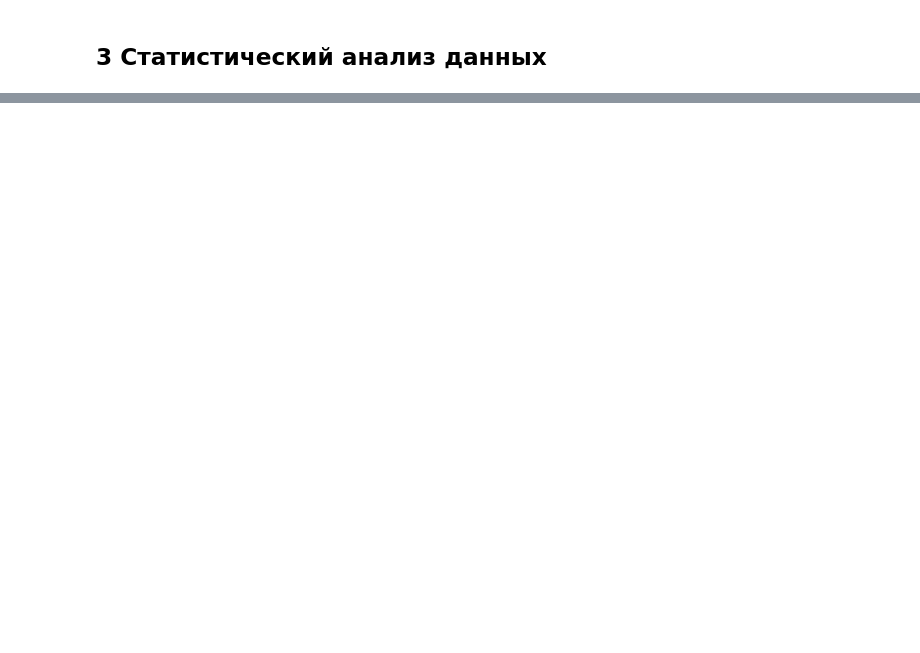
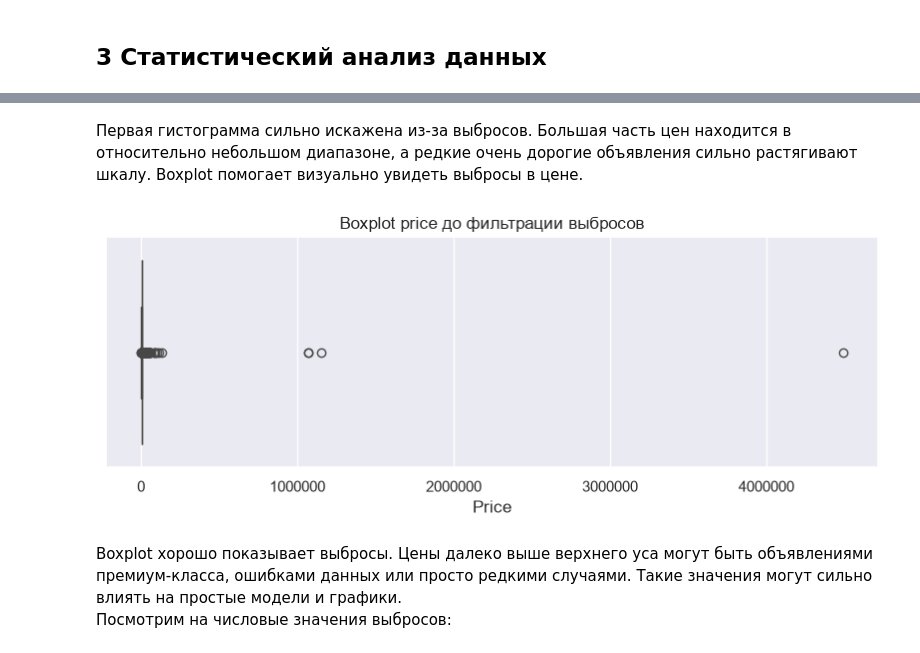
Before and after one commit to giperadmin/intro_in_ml_1, a Jupyter notebook: ML1_Introduction_jacquieb.ipynb, the cells around one changed output, grey strips where cells are left out. Cells and saved outputs as stored; diff of their text form; code cells hidden in the pictures; blank space fills up the shorter version.

```diff
--- a/ML1_Introduction_jacquieb.ipynb
+++ b/ML1_Introduction_jacquieb.ipynb
@@ -244,0 +299,15 @@ price с listing_id: 0.008090
+# %% [markdown]
+Первая гистограмма сильно искажена из-за выбросов. Большая часть цен находится в относительно небольшом диапазоне, а редкие очень дорогие объявления сильно растягивают шкалу. Boxplot помогает визуально увидеть выбросы в цене.
+# %%
+# Boxplot помогает визуально увидеть выбросы в цене.
+plt.figure(figsize=(10, 3))
+sns.boxplot(x=work_data["price"])
+plt.title("Boxplot price до фильтрации выбросов")
+plt.xlabel("Price")
+plt.ticklabel_format(style='plain', axis='x')  # отключаем 1e6
+plt.show()
+# %% [output]
+[figure, added]
+# %% [markdown]
+Boxplot хорошо показывает выбросы. Цены далеко выше верхнего уса могут быть объявлениями премиум-класса, ошибками данных или просто редкими случаями. Такие значения могут сильно влиять на простые модели и графики.
+Посмотрим на числовые значения выбросов:
```
Also changed, not shown: parts of 26 cells of this notebook.
